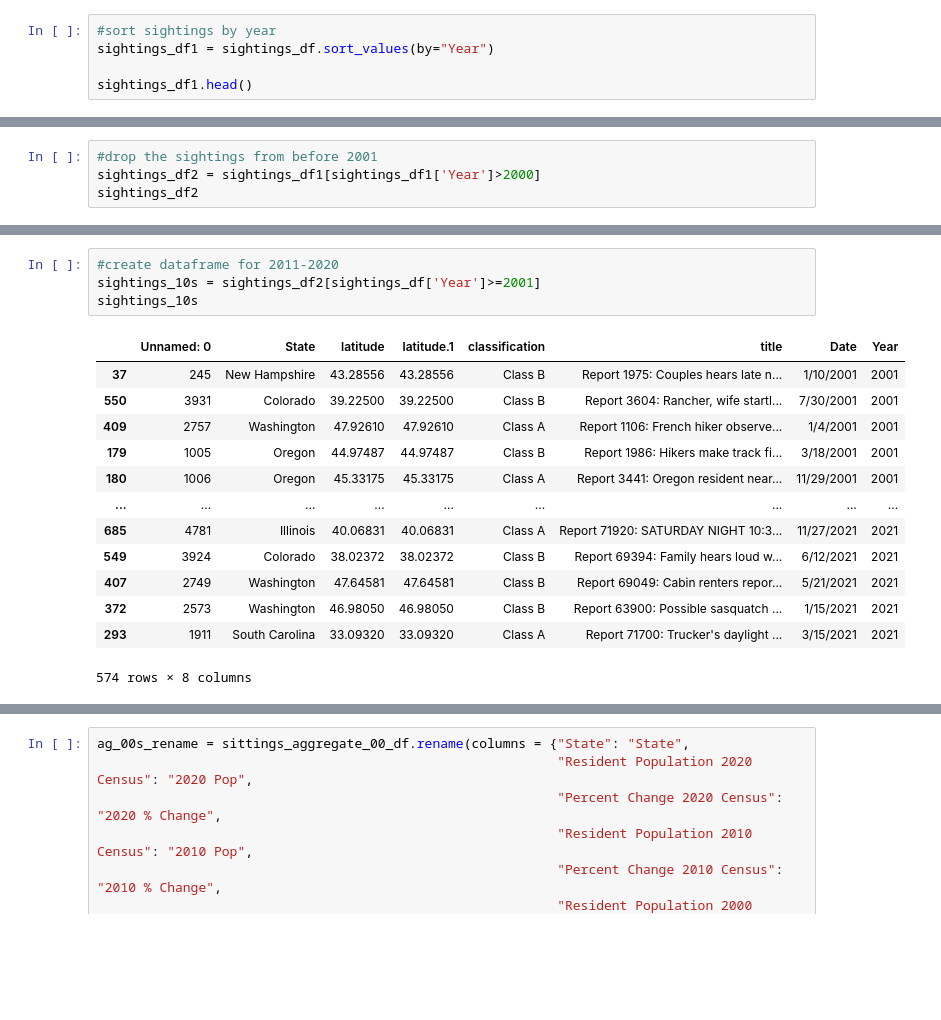
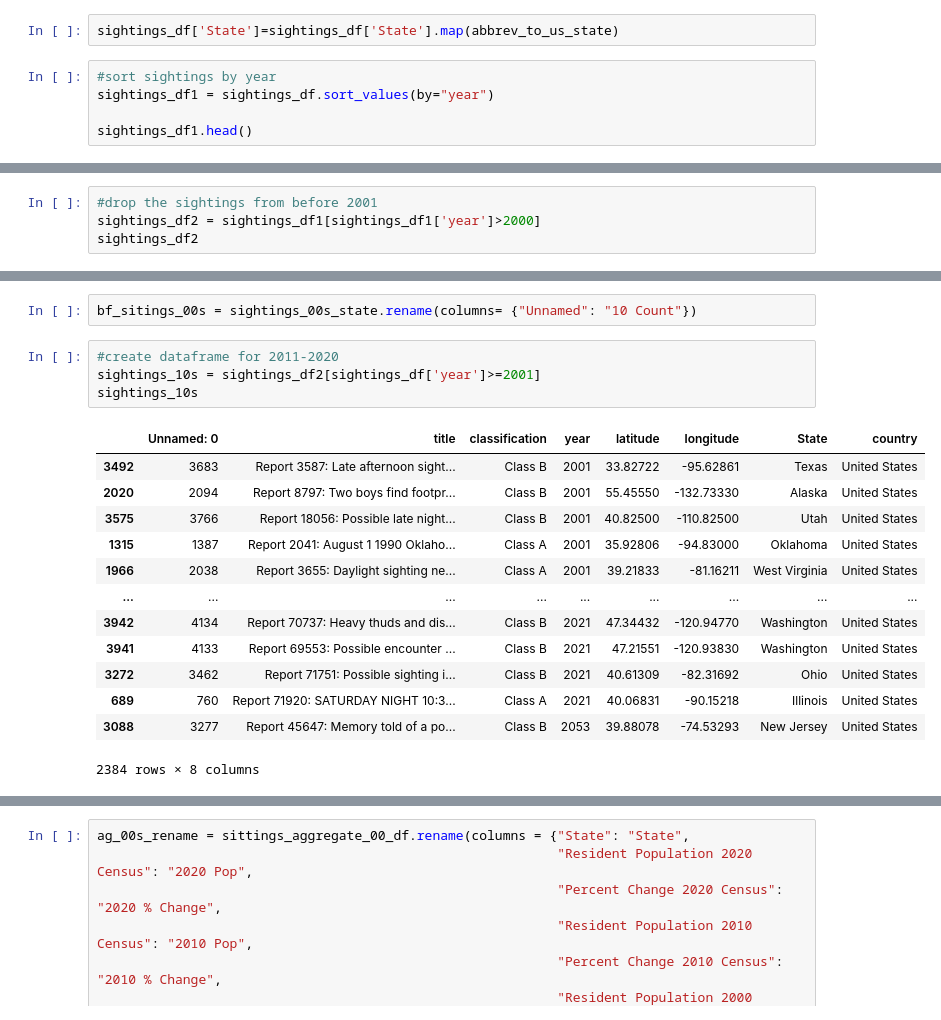
Before and after one commit to nvandriss/Where-Will-Big-Foot-Appear-Next, a Jupyter notebook: BigFoot Stats.ipynb, the cells around one changed output, grey strips where cells are left out. Drawn from its saved outputs; the diff is of its cells as text; blank space fills up the shorter version.

```diff
--- a/BigFoot Stats.ipynb
+++ b/BigFoot Stats.ipynb
@@ -53,6 +210,8 @@ sightings_df
+# %%
+sightings_df['State']=sightings_df['State'].map(abbrev_to_us_state)
 # %%
 #sort sightings by year
-sightings_df1 = sightings_df.sort_values(by="Year")
+sightings_df1 = sightings_df.sort_values(by="year")
 
 sightings_df1.head()
 # %% [output]
@@ -65,5 +224,5 @@ sightings_df1.head()
 # %%
 #drop the sightings from before 2001
-sightings_df2 = sightings_df1[sightings_df1['Year']>2000]
+sightings_df2 = sightings_df1[sightings_df1['year']>2000]
 sightings_df2
 # %% [output]
@@ -124,21 +273,23 @@ sightings_00s_state
+# %%
+bf_sitings_00s = sightings_00s_state.rename(columns= {"Unnamed": "10 Count"})
 # %%
 #create dataframe for 2011-2020
-sightings_10s = sightings_df2[sightings_df['Year']>=2001]
+sightings_10s = sightings_df2[sightings_df['year']>=2001]
 sightings_10s
 # %% [output]
-|  | Unnamed: 0 | State | latitude | latitude.1 | classification | title | Date | Year |
-| 37 | 245 | New Hampshire | 43.28556 | 43.28556 | Class B | Report 1975: Couples hears late n... | 1/10/2001 | 2001 |
-| 550 | 3931 | Colorado | 39.22500 | 39.22500 | Class B | Report 3604: Rancher, wife startl... | 7/30/2001 | 2001 |
-| 409 | 2757 | Washington | 47.92610 | 47.92610 | Class A | Report 1106: French hiker observe... | 1/4/2001 | 2001 |
-| 179 | 1005 | Oregon | 44.97487 | 44.97487 | Class B | Report 1986: Hikers make track fi... | 3/18/2001 | 2001 |
-| 180 | 1006 | Oregon | 45.33175 | 45.33175 | Class A | Report 3441: Oregon resident near... | 11/29/2001 | 2001 |
+|  | Unnamed: 0 | title | classification | year | latitude | longitude | State | country |
+| 3492 | 3683 | Report 3587: Late afternoon sight... | Class B | 2001 | 33.82722 | -95.62861 | Texas | United States |
+| 2020 | 2094 | Report 8797: Two boys find footpr... | Class B | 2001 | 55.45550 | -132.73330 | Alaska | United States |
+| 3575 | 3766 | Report 18056: Possible late night... | Class B | 2001 | 40.82500 | -110.82500 | Utah | United States |
+| 1315 | 1387 | Report 2041: August 1 1990 Oklaho... | Class A | 2001 | 35.92806 | -94.83000 | Oklahoma | United States |
+| 1966 | 2038 | Report 3655: Daylight sighting ne... | Class A | 2001 | 39.21833 | -81.16211 | West Virginia | United States |
 | ... | ... | ... | ... | ... | ... | ... | ... | ... |
-| 685 | 4781 | Illinois | 40.06831 | 40.06831 | Class A | Report 71920: SATURDAY NIGHT 10:3... | 11/27/2021 | 2021 |
-| 549 | 3924 | Colorado | 38.02372 | 38.02372 | Class B | Report 69394: Family hears loud w... | 6/12/2021 | 2021 |
-| 407 | 2749 | Washington | 47.64581 | 47.64581 | Class B | Report 69049: Cabin renters repor... | 5/21/2021 | 2021 |
-| 372 | 2573 | Washington | 46.98050 | 46.98050 | Class B | Report 63900: Possible sasquatch ... | 1/15/2021 | 2021 |
-| 293 | 1911 | South Carolina | 33.09320 | 33.09320 | Class A | Report 71700: Trucker's daylight ... | 3/15/2021 | 2021 |
+| 3942 | 4134 | Report 70737: Heavy thuds and dis... | Class B | 2021 | 47.34432 | -120.94770 | Washington | United States |
+| 3941 | 4133 | Report 69553: Possible encounter ... | Class B | 2021 | 47.21551 | -120.93830 | Washington | United States |
+| 3272 | 3462 | Report 71751: Possible sighting i... | Class B | 2021 | 40.61309 | -82.31692 | Ohio | United States |
+| 689 | 760 | Report 71920: SATURDAY NIGHT 10:3... | Class A | 2021 | 40.06831 | -90.15218 | Illinois | United States |
+| 3088 | 3277 | Report 45647: Memory told of a po... | Class B | 2053 | 39.88078 | -74.53293 | New Jersey | United States |
-574 rows × 8 columns
+2384 rows × 8 columns
 # %%
 #get counts of sightings for 2011-2020
 sightings_10s_state = sightings_10s.groupby('State').count()
```
Also changed, not shown: parts of 27 cells of this notebook.
